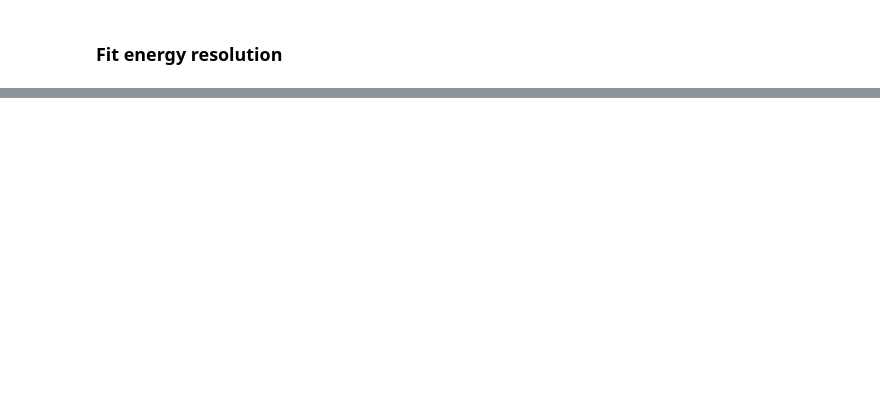
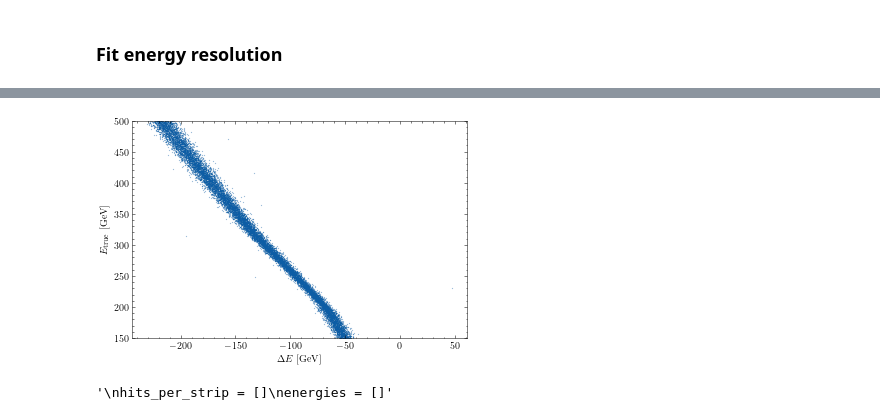
Before and after one commit to olantwin/calopid, a Jupyter notebook: evaluate_PG_energy_regression.ipynb, the cells around one changed output, grey strips where cells are left out. Saved outputs shown, nothing was run; the diff lists cells and outputs as text; code cells hidden in the pictures; blank space fills up the shorter version.

```diff
--- a/evaluate_PG_energy_regression.ipynb
+++ b/evaluate_PG_energy_regression.ipynb
@@ -153,0 +237,9 @@ h_dE_rel_test_vs_E_rel_pred.fill(df.d_corrected_energy, df.E_true)
+# %%
+plt.scatter(df.E_pred-df.E_true, df.E_true, marker='.', s=0.1)
+plt.ylim([150,500])
+plt.xlabel(r" $\Delta E\;[\mathrm{GeV}]$")
+plt.ylabel(r"$E_\mathrm{true}\;[\mathrm{GeV}]$")
+plt.savefig("plots/scatter_dE_rel_test_vs_E_rel_pred.pdf")
+plt.savefig("plots/scatter_dE_rel_test_vs_E_rel_pred.png")
+# %% [output]
+[figure, added]
@@ -153,0 +248,6 @@ h_dE_rel_test_vs_E_rel_pred.fill(df.d_corrected_energy, df.E_true)
+# %%
+"""
+hits_per_strip = []
+energies = []"""
+# %% [output]
+'\nhits_per_strip = []\nenergies = []'
```
Also changed, not shown: parts of 105 cells of this notebook, 2 other files.
